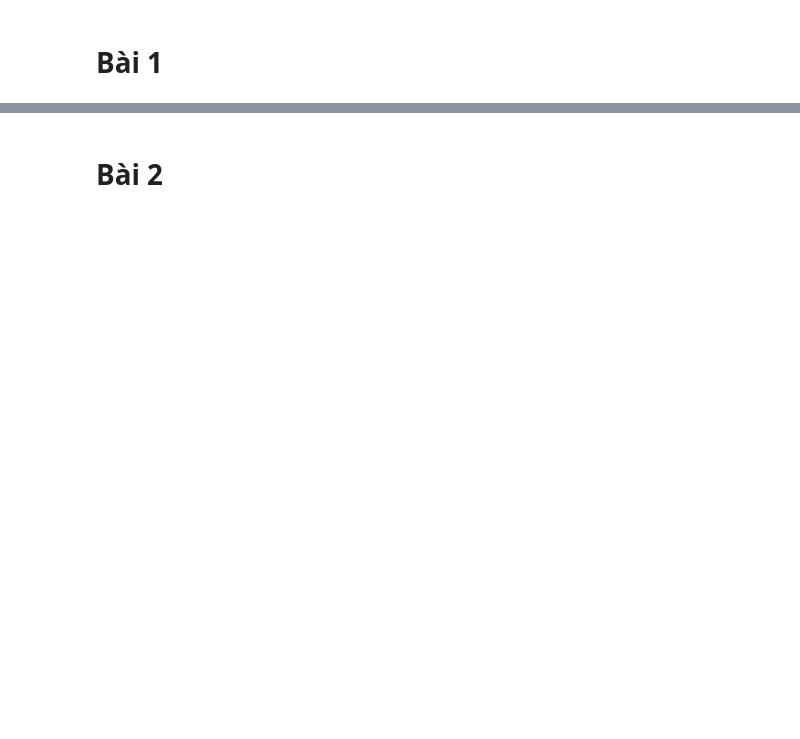
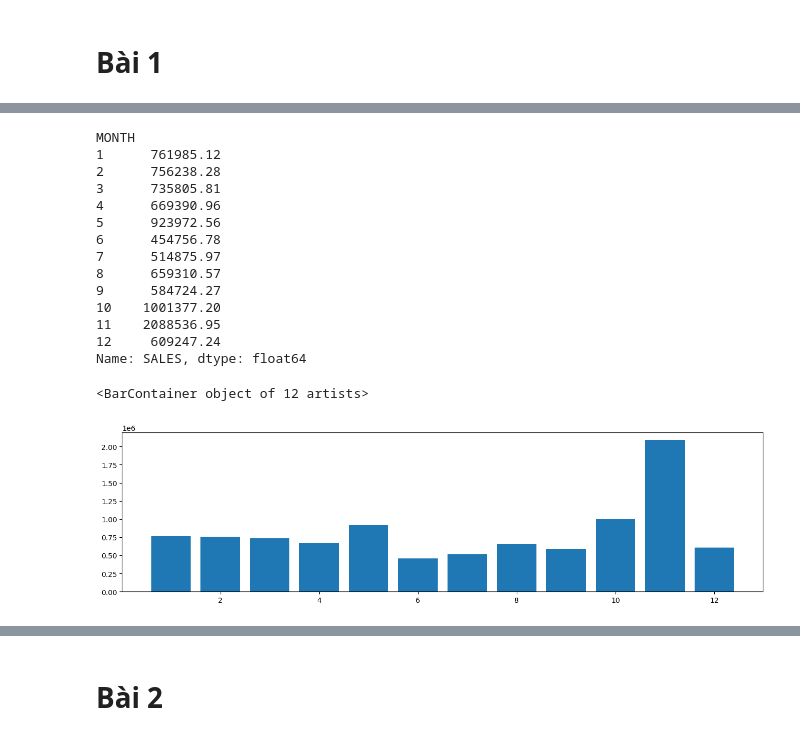
Before and after one commit to tano-dev/Pattern-Recognition-and-Machine-Learning, a Jupyter notebook: Exam/Test 1/23110163_NguyenVanPhucHuy_NDM_Test01.ipynb, the cells around one changed output, grey strips where cells are left out. Cells and saved outputs as stored; diff of their text form; code cells hidden in the pictures; blank space fills up the shorter version.

```diff
--- a/Exam/Test 1/23110163_NguyenVanPhucHuy_NDM_Test01.ipynb
+++ b/Exam/Test 1/23110163_NguyenVanPhucHuy_NDM_Test01.ipynb
@@ -126,0 +94,34 @@ plt.show()
+# %%
+#Câu 4 (1.5 điểm): Tính tổng doanh số theo tháng. Từ đó chọn biểu đồ thể hiện xu hướng doanh số theo tháng.
+data['ORDERDATE'] = pd.to_datetime(data['ORDERDATE'])
+data['MONTH'] = data['ORDERDATE'].dt.month
+
+sales_month = data.groupby('MONTH')['SALES'].sum()
+print(sales_month)
+
+# Chọn biểu đồ cột để dễ trực quan hóa dữ liệu theo từng tháng
+sales_month_un = data['MONTH'].unique()
+
+plt.subplots(figsize=(16, 4))
+plt.bar(sales_month_un, sales_month[sales_month_un])
+plt.ylabel("Doanh so")
+plt.xlabel("Thang")
+plt.title("Doanh so theo thang")
+plt.show()
+# %% [output]
+MONTH
+1      761985.12
+2      756238.28
+3      735805.81
+4      669390.96
+5      923972.56
+6      454756.78
+7      514875.97
+8      659310.57
+9      584724.27
+10    1001377.20
+11    2088536.95
+12     609247.24
+Name: SALES, dtype: float64
+<BarContainer object of 12 artists>
+[figure, added]
```
Also changed, not shown: parts of 17 cells of this notebook, 9 other files.
